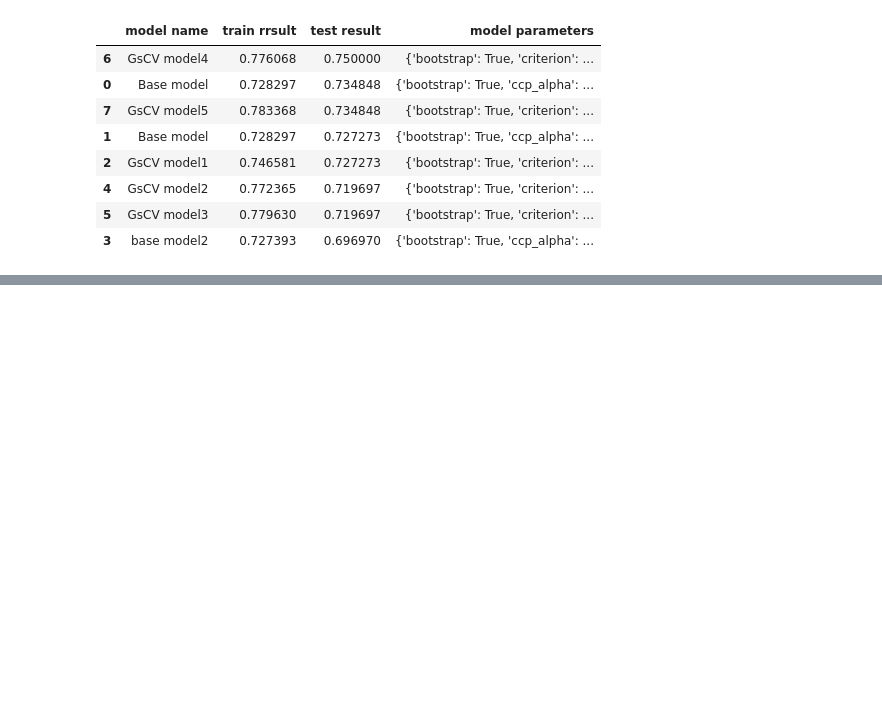
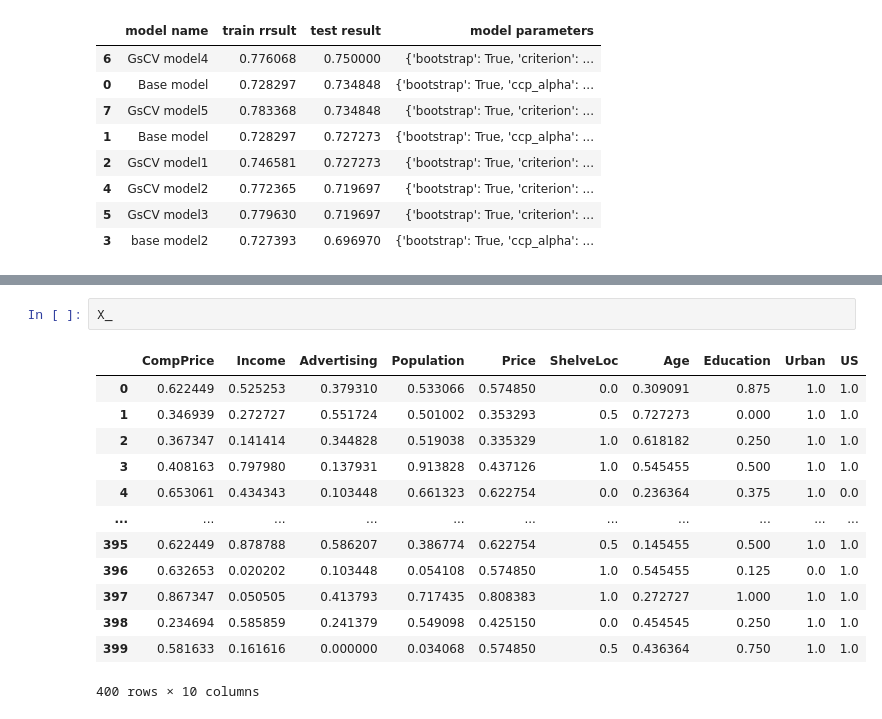
Before and after one commit to Pradnya1208/Sales-classification-for-a-cloth-manufacturing-company-using-Random-Forest, a Jupyter notebook: Company data - random forest.ipynb, the cells around one changed output, grey strips where cells are left out. Cells and saved outputs as stored; diff of their text form; blank space fills up the shorter version.

```diff
--- a/Company data - random forest.ipynb
+++ b/Company data - random forest.ipynb
@@ -832,0 +849,16 @@ df.sort_values(by = "test result",ascending=False)
+# %%
+X_
+# %% [output]
+|  | CompPrice | Income | Advertising | Population | Price | ShelveLoc | Age | Education | Urban | US |
+| 0 | 0.622449 | 0.525253 | 0.379310 | 0.533066 | 0.574850 | 0.0 | 0.309091 | 0.875 | 1.0 | 1.0 |
+| 1 | 0.346939 | 0.272727 | 0.551724 | 0.501002 | 0.353293 | 0.5 | 0.727273 | 0.000 | 1.0 | 1.0 |
+| 2 | 0.367347 | 0.141414 | 0.344828 | 0.519038 | 0.335329 | 1.0 | 0.618182 | 0.250 | 1.0 | 1.0 |
+| 3 | 0.408163 | 0.797980 | 0.137931 | 0.913828 | 0.437126 | 1.0 | 0.545455 | 0.500 | 1.0 | 1.0 |
+| 4 | 0.653061 | 0.434343 | 0.103448 | 0.661323 | 0.622754 | 0.0 | 0.236364 | 0.375 | 1.0 | 0.0 |
+| ... | ... | ... | ... | ... | ... | ... | ... | ... | ... | ... |
+| 395 | 0.622449 | 0.878788 | 0.586207 | 0.386774 | 0.622754 | 0.5 | 0.145455 | 0.500 | 1.0 | 1.0 |
+| 396 | 0.632653 | 0.020202 | 0.103448 | 0.054108 | 0.574850 | 1.0 | 0.545455 | 0.125 | 0.0 | 1.0 |
+| 397 | 0.867347 | 0.050505 | 0.413793 | 0.717435 | 0.808383 | 1.0 | 0.272727 | 1.000 | 1.0 | 1.0 |
+| 398 | 0.234694 | 0.585859 | 0.241379 | 0.549098 | 0.425150 | 0.0 | 0.454545 | 0.250 | 1.0 | 1.0 |
+| 399 | 0.581633 | 0.161616 | 0.000000 | 0.034068 | 0.574850 | 0.5 | 0.436364 | 0.750 | 1.0 | 1.0 |
+400 rows × 10 columns
```
Also changed, not shown: parts of 8 cells of this notebook.
